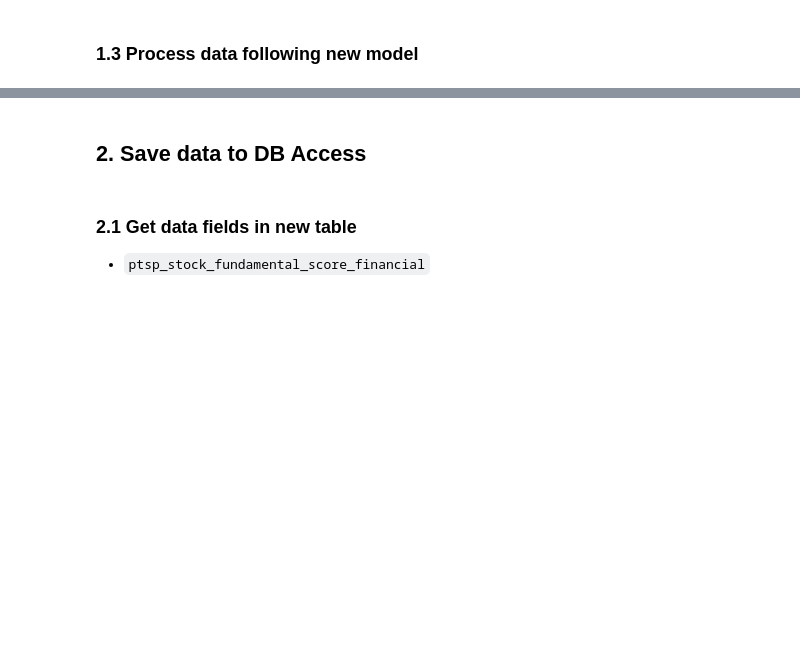
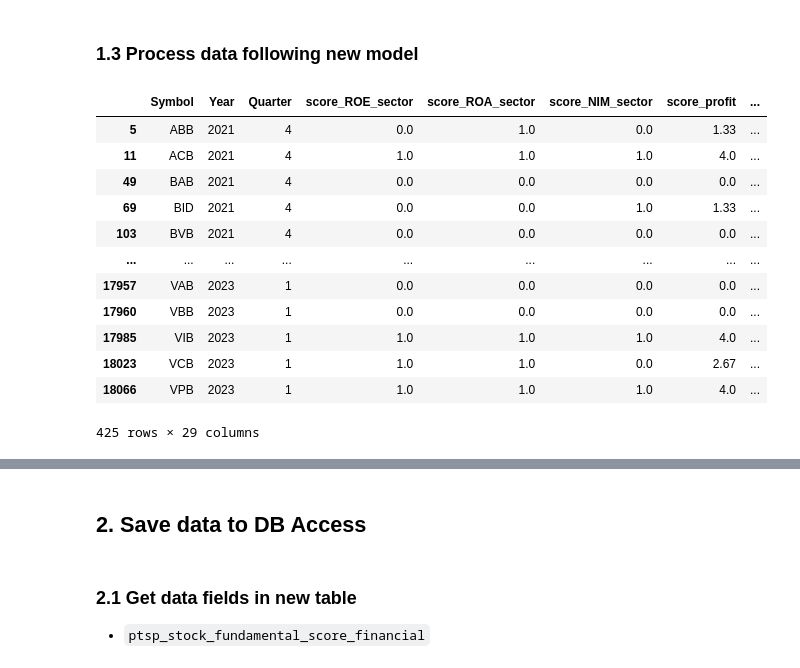
Before and after one commit to rainmeteror/bsc_ranking_financial_stocks, a Jupyter notebook: bank.ipynb, the cells around one changed output, grey strips where cells are left out. Drawn from its saved outputs; the diff is of its cells as text; code cells hidden in the pictures; blank space fills up the shorter version.

Commit message:
Update files for banks, insurance and securities. Specifically, i have fixed issue when update new data

```diff
--- a/bank.ipynb
+++ b/bank.ipynb
@@ -36,7 +55,7 @@ conn.close()
 # %% [markdown]
 ### 1.3 Process data following new model
 # %%
-df = pd.read_csv(r"E:\Tung\Python\BSC_DataRankingStocks\cache\list_banks.csv")
+df = pd.read_csv(r"F:\Tùng\Tung\Python\BSC_DataRankingStocks\cache\list_banks.csv")
 list_banks = df['Symbol']
 df_bank = df_raw.loc[df_raw['Symbol'].isin(list_banks)]
 
@@ -91,3 +110,19 @@ for _, items in df_bank.iterrows():
 
 
 df_bank = df_bank.astype(str)
+# %%
+df_bank
+# %% [output]
+|  | Symbol | Year | Quarter | score_ROE_sector | score_ROA_sector | score_NIM_sector | score_profit | ... |
+| 5 | ABB | 2021 | 4 | 0.0 | 1.0 | 0.0 | 1.33 | ... |
+| 11 | ACB | 2021 | 4 | 1.0 | 1.0 | 1.0 | 4.0 | ... |
+| 49 | BAB | 2021 | 4 | 0.0 | 0.0 | 0.0 | 0.0 | ... |
+| 69 | BID | 2021 | 4 | 0.0 | 0.0 | 1.0 | 1.33 | ... |
+| 103 | BVB | 2021 | 4 | 0.0 | 0.0 | 0.0 | 0.0 | ... |
+| ... | ... | ... | ... | ... | ... | ... | ... | ... |
+| 17957 | VAB | 2023 | 1 | 0.0 | 0.0 | 0.0 | 0.0 | ... |
+| 17960 | VBB | 2023 | 1 | 0.0 | 0.0 | 0.0 | 0.0 | ... |
+| 17985 | VIB | 2023 | 1 | 1.0 | 1.0 | 1.0 | 4.0 | ... |
+| 18023 | VCB | 2023 | 1 | 1.0 | 1.0 | 0.0 | 2.67 | ... |
+| 18066 | VPB | 2023 | 1 | 1.0 | 1.0 | 1.0 | 4.0 | ... |
+425 rows × 29 columns
```
Also changed, not shown: parts of 10 cells of this notebook, 20 other files.
